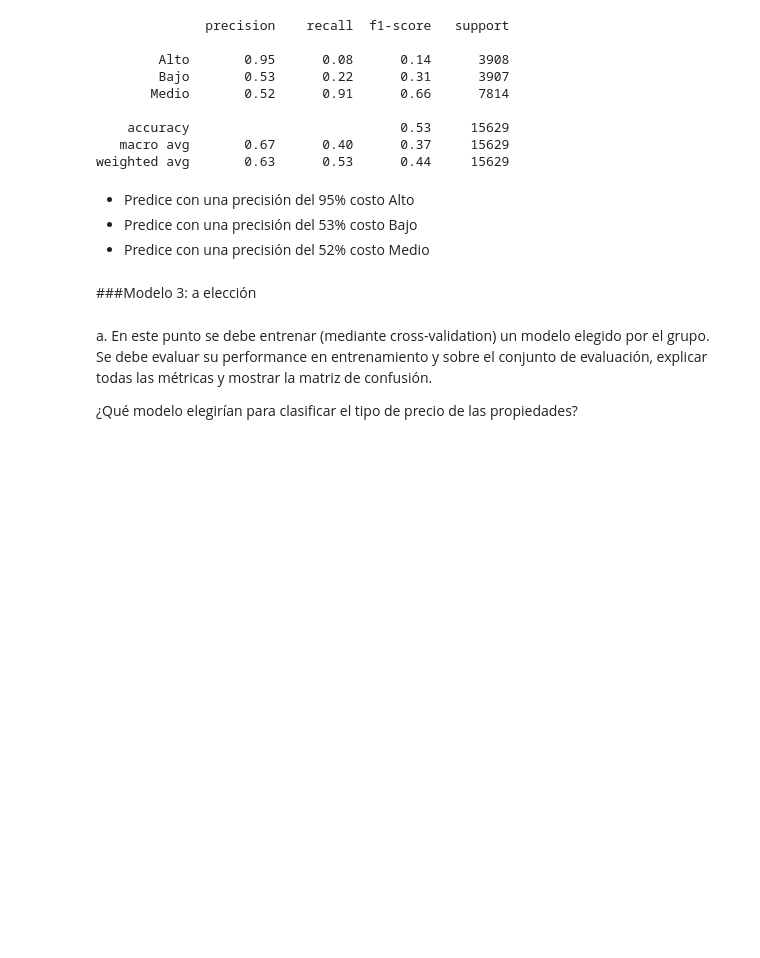
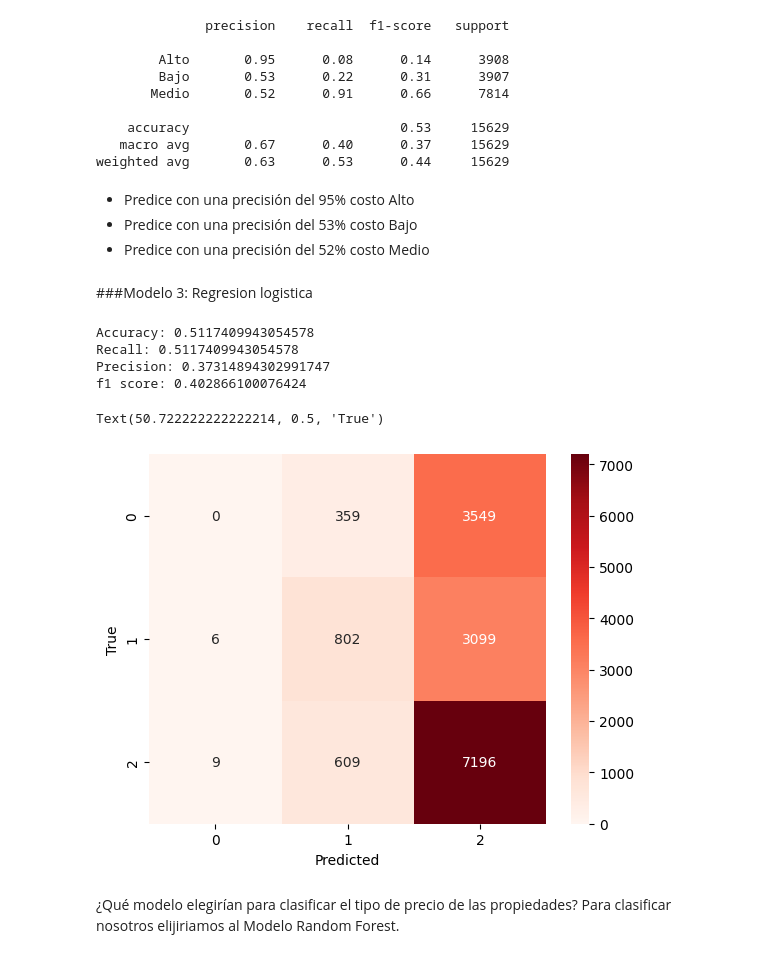
Before and after one commit to AlanRichmond/7506R-1C2024-GRUPO10, a Jupyter notebook: 7506R_TP1_GRUPO10_ENTREGA_N3.ipynb, the cells around one changed output. Cells and saved outputs as stored; diff of their text form; code cells hidden in the pictures; blank space fills up the shorter version.

Commit message:
se agrego modelo a eleccion

```diff
--- a/7506R_TP1_GRUPO10_ENTREGA_N3.ipynb
+++ b/7506R_TP1_GRUPO10_ENTREGA_N3.ipynb
@@ -1001,10 +1001,44 @@ weighted avg       0.63      0.53      0.44     15629
 *   Predice con una precisión del 53% costo Bajo
 *   Predice con una precisión del 52% costo Medio
 # %% [markdown]
-###Modelo 3: a elección
+###Modelo 3: Regresion logistica
-# %% [markdown]
-a. En este punto se debe entrenar (mediante cross-validation) un modelo elegido por el
-grupo. Se debe evaluar su performance en entrenamiento y sobre el conjunto de
-evaluación, explicar todas las métricas y mostrar la matriz de confusión.
-
-¿Qué modelo elegirían para clasificar el tipo de precio de las propiedades?
+# %%
+from sklearn.linear_model import LogisticRegressionCV
+
+scorer_fn = make_scorer(f1_score, average='micro')
+lr = LogisticRegressionCV(max_iter=10000,
+                          tol=0.00001,
+                          cv=10,
+                          random_state=1,
+                          n_jobs=-1,
+                          scoring=scorer_fn)
+lr.fit(x_train,y_train)
+y_pred=lr.predict(x_prueba)
+# %%
+from sklearn.metrics import precision_score, recall_score, accuracy_score,f1_score
+accuracy=accuracy_score(y_prueba,y_pred)
+print("Accuracy: "+str(accuracy))
+recall=recall_score(y_prueba,y_pred,average='weighted')
+f1=f1_score(y_prueba,y_pred, average='weighted')
+precision=precision_score(y_prueba,y_pred,average='weighted')
+
+print("Recall: "+str(recall))
+print("Precision: "+str(precision))
+print("f1 score: "+str(f1))
+# %% [output]
+Accuracy: 0.5117409943054578
+Recall: 0.5117409943054578
+Precision: 0.37314894302991747
+f1 score: 0.402866100076424
+# %%
+cm = confusion_matrix(y_prueba,y_pred)
+sns.heatmap(cm, cmap='Reds',annot=True,fmt='g')
+plt.xlabel('Predicted')
+plt.ylabel('True')
+# %% [output]
+Text(50.722222222222214, 0.5, 'True')
+[figure, added]
+# %% [markdown]
+
+¿Qué modelo elegirían para clasificar el tipo de precio de las propiedades?
+Para clasificar nosotros elijiriamos al Modelo Random Forest.
```
